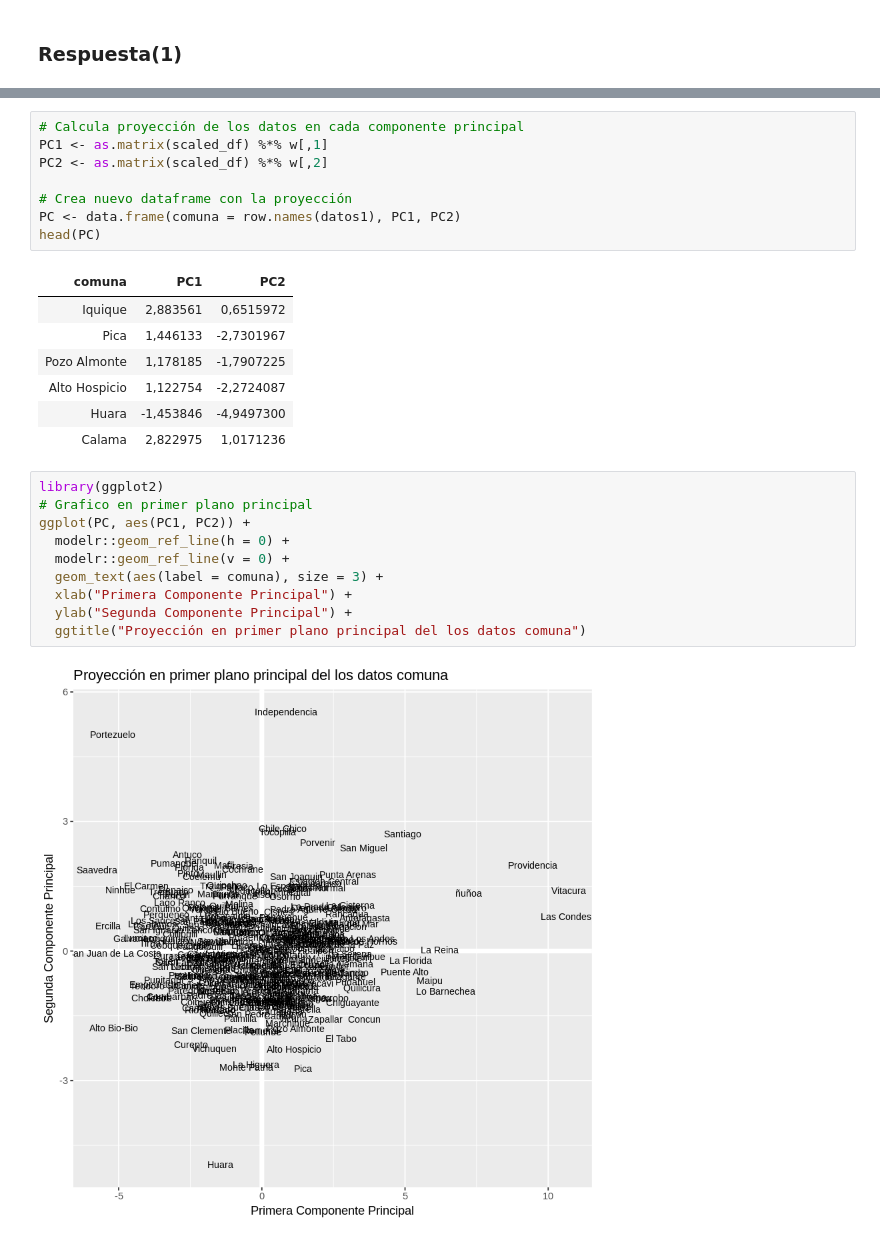
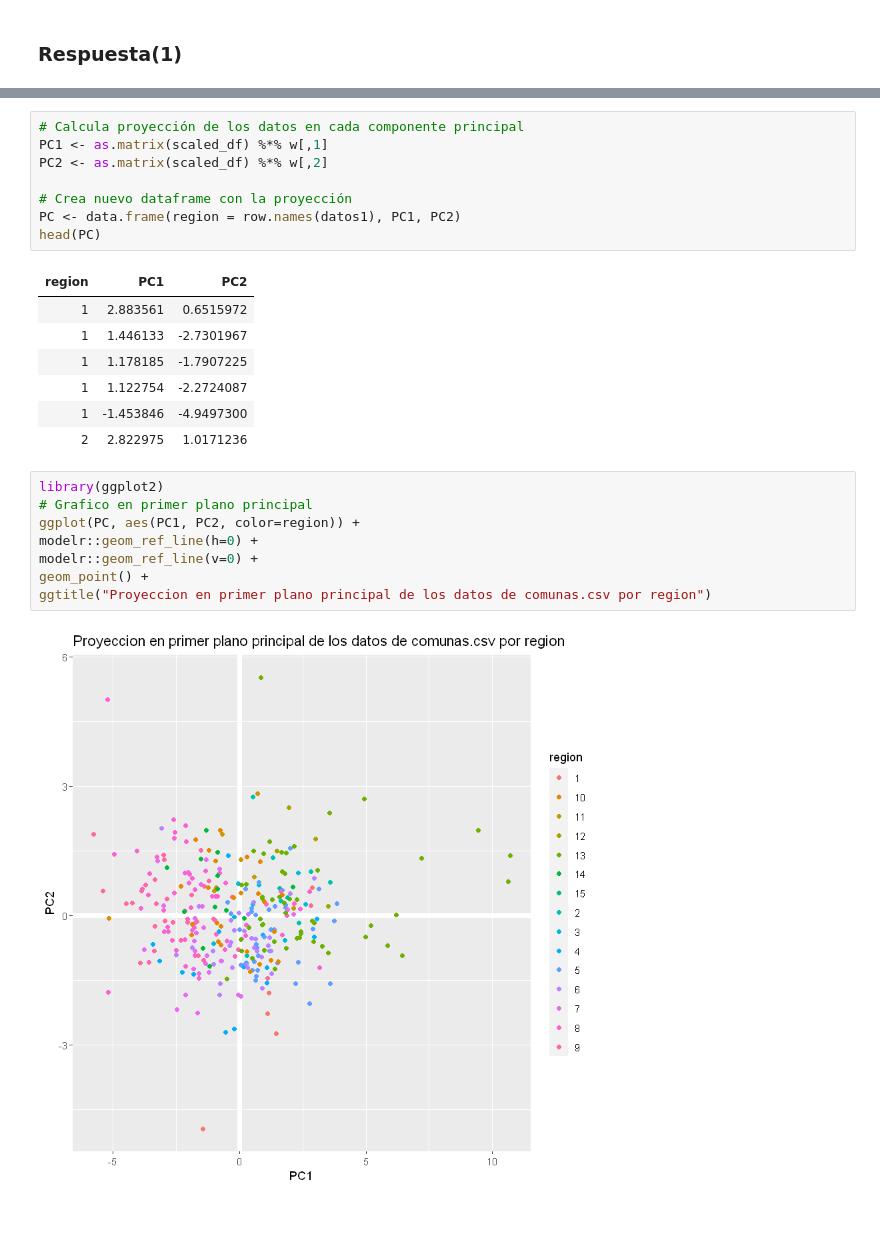
Before and after one commit to ReinaldoBustamante/Analisis-de-datos, a Jupyter notebook: PCA/PCA.ipynb, the cells around one changed output, grey strips where cells are left out. Cells and saved outputs as stored; diff of their text form.

Commit message:
Update graphic

```diff
--- a/PCA/PCA.ipynb
+++ b/PCA/PCA.ipynb
@@ -464,28 +441,26 @@ PC1 <- as.matrix(scaled_df) %*% w[,1]
 PC2 <- as.matrix(scaled_df) %*% w[,2]
 
 # Crea nuevo dataframe con la proyección
-PC <- data.frame(comuna = row.names(datos1), PC1, PC2)
+PC <- data.frame(region = row.names(datos1), PC1, PC2)
 head(PC)
 # %% [output]
-| comuna | PC1 | PC2 |
-| Iquique | 2,883561 | 0,6515972 |
-| Pica | 1,446133 | -2,7301967 |
-| Pozo Almonte | 1,178185 | -1,7907225 |
-| Alto Hospicio | 1,122754 | -2,2724087 |
-| Huara | -1,453846 | -4,9497300 |
-| Calama | 2,822975 | 1,0171236 |
+| region | PC1 | PC2 |
+| 1 | 2.883561 | 0.6515972 |
+| 1 | 1.446133 | -2.7301967 |
+| 1 | 1.178185 | -1.7907225 |
+| 1 | 1.122754 | -2.2724087 |
+| 1 | -1.453846 | -4.9497300 |
+| 2 | 2.822975 | 1.0171236 |
 # %%
 library(ggplot2)
 # Grafico en primer plano principal
-ggplot(PC, aes(PC1, PC2)) +
-  modelr::geom_ref_line(h = 0) +
-  modelr::geom_ref_line(v = 0) +
-  geom_text(aes(label = comuna), size = 3) +
-  xlab("Primera Componente Principal") +
-  ylab("Segunda Componente Principal") +
-  ggtitle("Proyección en primer plano principal del los datos comuna")
+ggplot(PC, aes(PC1, PC2, color=region)) +
+modelr::geom_ref_line(h=0) +
+modelr::geom_ref_line(v=0) +
+geom_point() +
+ggtitle("Proyeccion en primer plano principal de los datos de comunas.csv por region")
 # %% [output]
-[figure, old version]
+[figure, new version]
 # %%
 PVE <- comuna.eigen$values / sum(comuna.eigen$values)
 round(PVE, 2)
```
Also changed, not shown: parts of 24 cells of this notebook.
